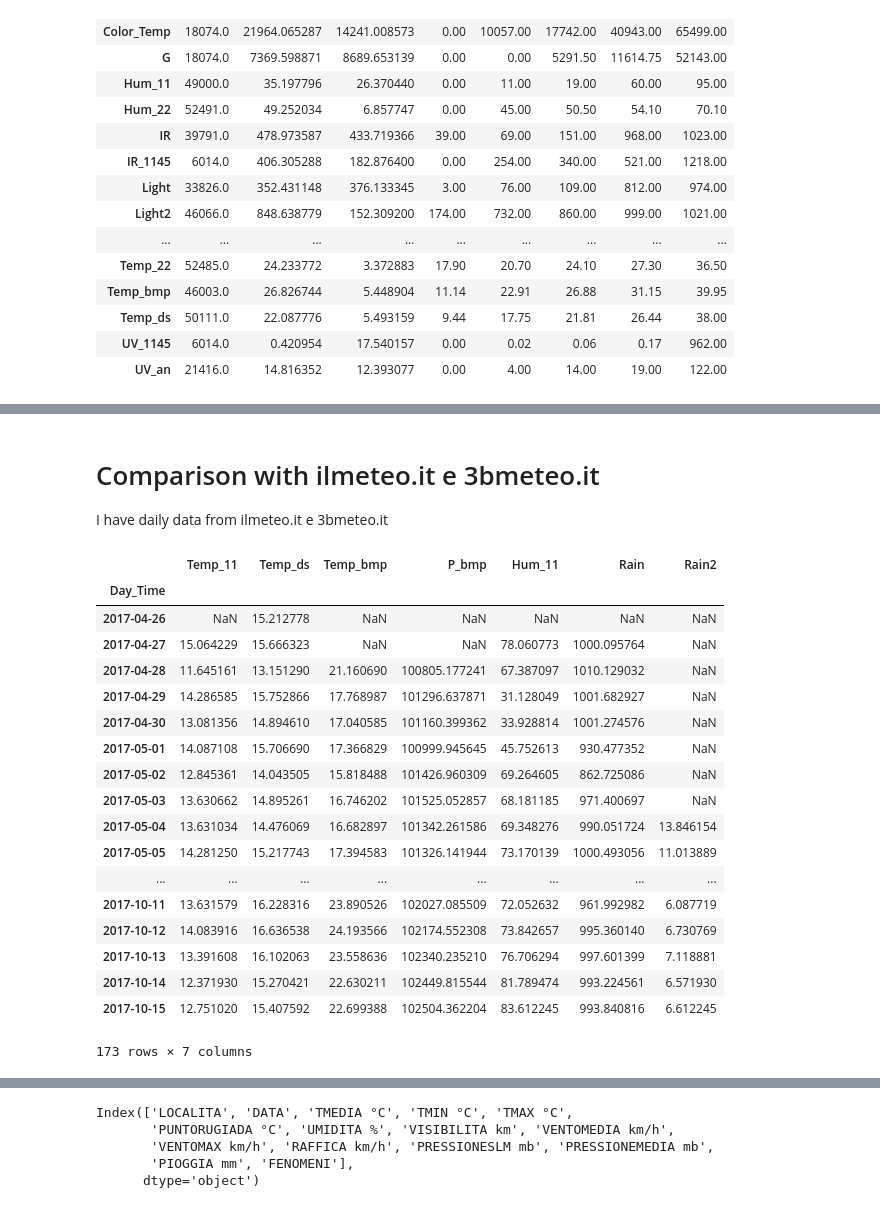
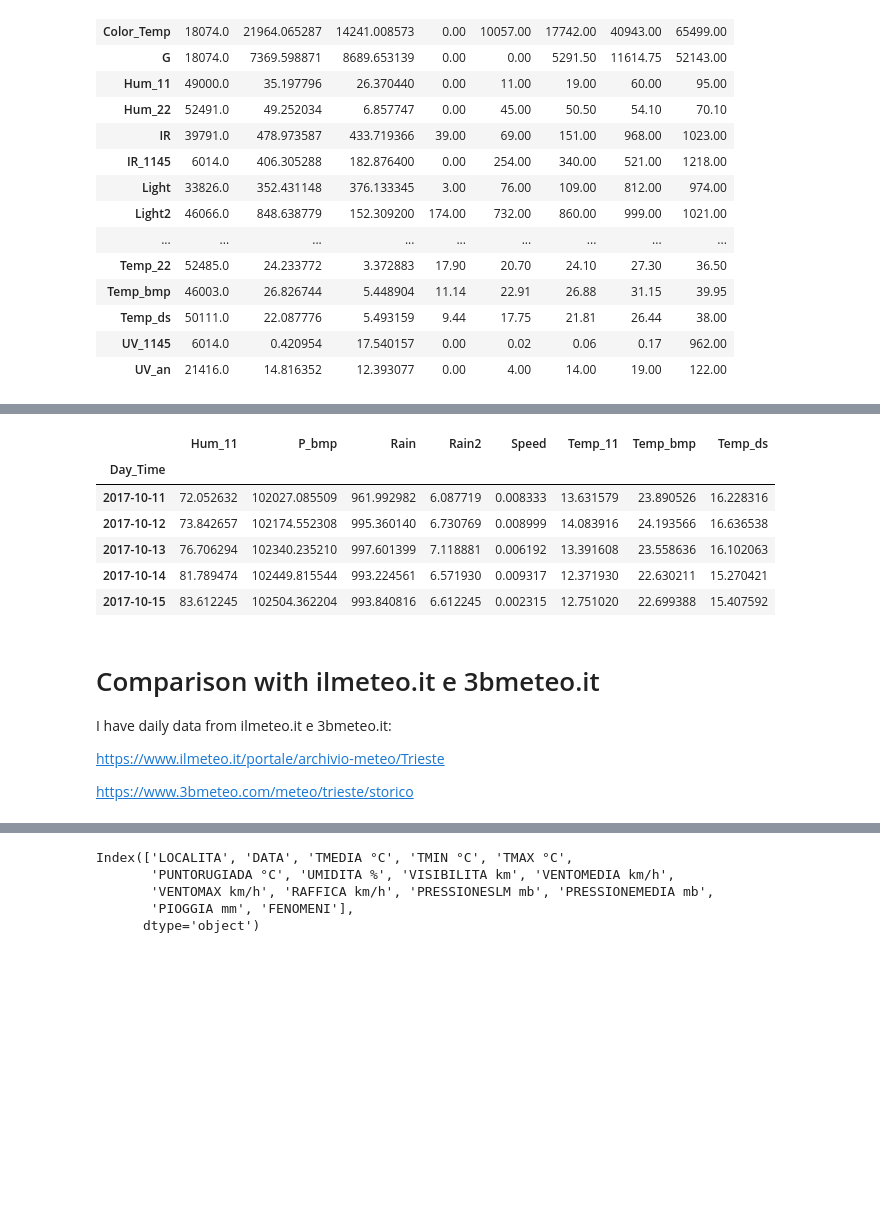
Before and after one commit to baruselli/weather_datalog, a Jupyter notebook: datalog.ipynb, the cells around one changed output, grey strips where cells are left out. Drawn from its saved outputs; the diff is of its cells as text; code cells hidden in the pictures; blank space fills up the shorter version.

```diff
--- a/datalog.ipynb
+++ b/datalog.ipynb
@@ -165,36 +142,30 @@ Day_Time                            ...
+# %%
+#Max, min, avg temp per day, after rolling median to cut outliers away
+#PTH_median=pd.rolling_median(data_tot[["Temp_11","Temp_ds","Temp_bmp","P_bmp","Hum_11","Rain","Rain2"]],3) deprecated
+PTH_median=data_tot[["Temp_11","Temp_ds","Temp_bmp","P_bmp","Hum_11","Rain","Rain2"]].rolling(window=3,center=False).median()
+PTH_median.dropna(how="all",inplace=True)
+wind_d=data_tot_h[["Speed",]].resample("1D").mean()
+PTHw=pd.concat([PTH_median,wind_d])
+PTH_max=PTHw.resample("1D").max()
+PTH_min=PTHw.resample("1D").min()
+PTH_avg=PTHw.resample("1D").mean()
+
+PTH_avg.tail()
+# %% [output]
+|  | Hum_11 | P_bmp | Rain | Rain2 | Speed | Temp_11 | Temp_bmp | Temp_ds |
+| Day_Time |  |  |  |  |  |  |  |  |
+| 2017-10-11 | 72.052632 | 102027.085509 | 961.992982 | 6.087719 | 0.008333 | 13.631579 | 23.890526 | 16.228316 |
+| 2017-10-12 | 73.842657 | 102174.552308 | 995.360140 | 6.730769 | 0.008999 | 14.083916 | 24.193566 | 16.636538 |
+| 2017-10-13 | 76.706294 | 102340.235210 | 997.601399 | 7.118881 | 0.006192 | 13.391608 | 23.558636 | 16.102063 |
+| 2017-10-14 | 81.789474 | 102449.815544 | 993.224561 | 6.571930 | 0.009317 | 12.371930 | 22.630211 | 15.270421 |
+| 2017-10-15 | 83.612245 | 102504.362204 | 993.840816 | 6.612245 | 0.002315 | 12.751020 | 22.699388 | 15.407592 |
 # %% [markdown]
 # Comparison with ilmeteo.it e 3bmeteo.it
 
-I have daily data from ilmeteo.it e 3bmeteo.it
+I have daily data from ilmeteo.it e 3bmeteo.it:
+
+https://www.ilmeteo.it/portale/archivio-meteo/Trieste
+
+https://www.3bmeteo.com/meteo/trieste/storico
-# %%
-#Max, min, avg temp per day, after rolling median to cut outliers away
-PTH_median=pd.rolling_median(data_tot[["Temp_11","Temp_ds","Temp_bmp","P_bmp","Hum_11","Rain","Rain2"]],3)
-PTH_median.dropna(how="all",inplace=True)
-wind=data_tot_h.Speed.resample("1D").mean()
-PTH_max=PTH_median.resample("1D").max()
-PTH_min=PTH_median.resample("1D").min()
-PTH_avg=PTH_median.resample("1D").mean()
-
-PTH_avg
-# %% [output]
-|  | Temp_11 | Temp_ds | Temp_bmp | P_bmp | Hum_11 | Rain | Rain2 |
-| Day_Time |  |  |  |  |  |  |  |
-| 2017-04-26 | NaN | 15.212778 | NaN | NaN | NaN | NaN | NaN |
-| 2017-04-27 | 15.064229 | 15.666323 | NaN | NaN | 78.060773 | 1000.095764 | NaN |
-| 2017-04-28 | 11.645161 | 13.151290 | 21.160690 | 100805.177241 | 67.387097 | 1010.129032 | NaN |
-| 2017-04-29 | 14.286585 | 15.752866 | 17.768987 | 101296.637871 | 31.128049 | 1001.682927 | NaN |
-| 2017-04-30 | 13.081356 | 14.894610 | 17.040585 | 101160.399362 | 33.928814 | 1001.274576 | NaN |
-| 2017-05-01 | 14.087108 | 15.706690 | 17.366829 | 100999.945645 | 45.752613 | 930.477352 | NaN |
-| 2017-05-02 | 12.845361 | 14.043505 | 15.818488 | 101426.960309 | 69.264605 | 862.725086 | NaN |
-| 2017-05-03 | 13.630662 | 14.895261 | 16.746202 | 101525.052857 | 68.181185 | 971.400697 | NaN |
-| 2017-05-04 | 13.631034 | 14.476069 | 16.682897 | 101342.261586 | 69.348276 | 990.051724 | 13.846154 |
-| 2017-05-05 | 14.281250 | 15.217743 | 17.394583 | 101326.141944 | 73.170139 | 1000.493056 | 11.013889 |
-| ... | ... | ... | ... | ... | ... | ... | ... |
-| 2017-10-11 | 13.631579 | 16.228316 | 23.890526 | 102027.085509 | 72.052632 | 961.992982 | 6.087719 |
-| 2017-10-12 | 14.083916 | 16.636538 | 24.193566 | 102174.552308 | 73.842657 | 995.360140 | 6.730769 |
-| 2017-10-13 | 13.391608 | 16.102063 | 23.558636 | 102340.235210 | 76.706294 | 997.601399 | 7.118881 |
-| 2017-10-14 | 12.371930 | 15.270421 | 22.630211 | 102449.815544 | 81.789474 | 993.224561 | 6.571930 |
-| 2017-10-15 | 12.751020 | 15.407592 | 22.699388 | 102504.362204 | 83.612245 | 993.840816 | 6.612245 |
-173 rows × 7 columns
 # %%
 #dati from ilmeteo.it
```
Also changed, not shown: parts of 7 cells of this notebook, 8 other files.
